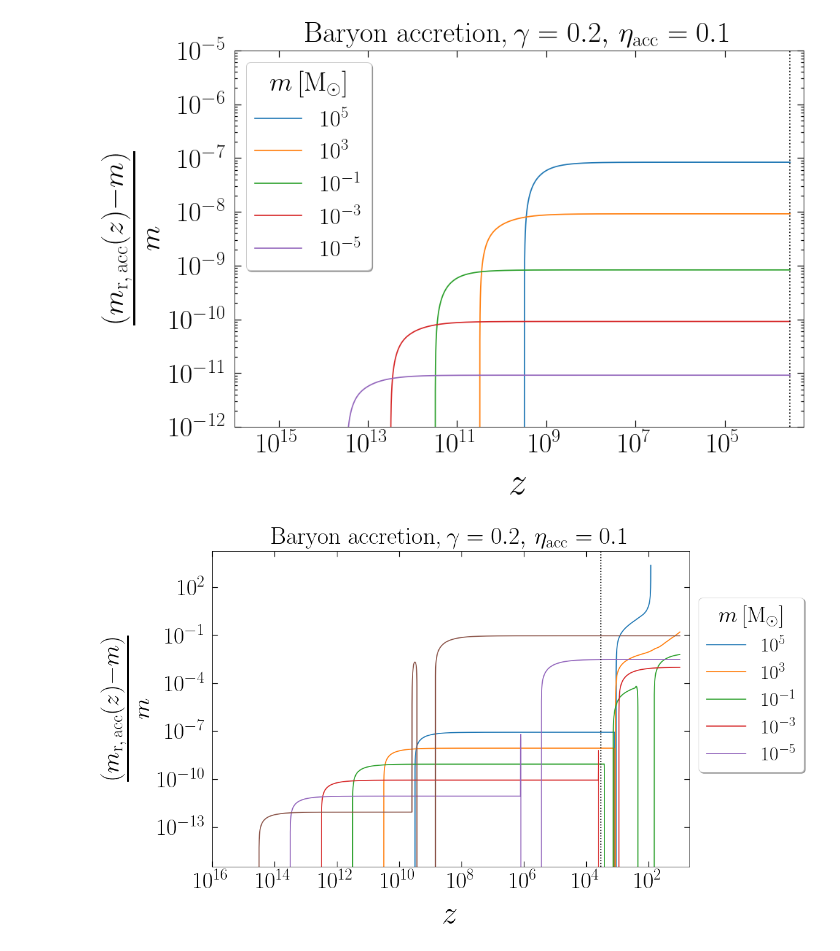
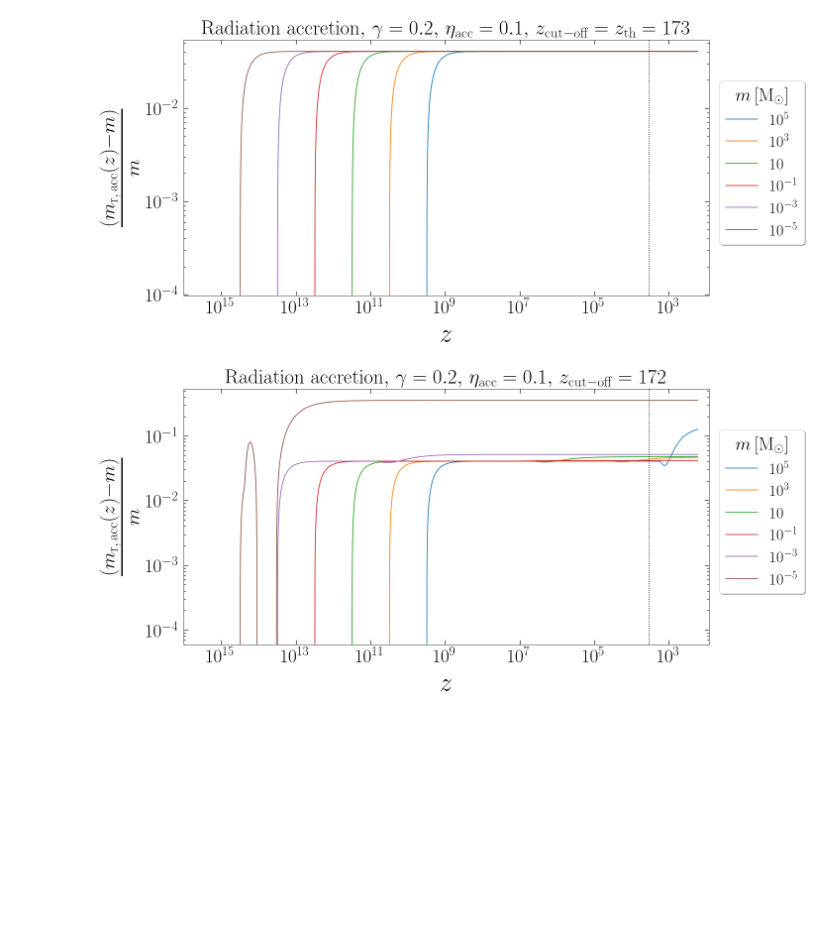
Before and after one commit to pratibhajangra591/project-2, a Jupyter notebook: accretion.ipynb, the cells around one changed output. Drawn from its saved outputs; the diff is of its cells as text; code cells hidden in the pictures; blank space fills up the shorter version.

```diff
--- a/accretion.ipynb
+++ b/accretion.ipynb
@@ -155,55 +144,58 @@ plt.show()
 # %%
-# Baryon accretion in radiation domination to upto z_eq.
+# Radiation accretion in radiation domination to redshift z = z_th = 173.
 
 
 colors = ['C0', 'C1','C2','C3','C4', 'C5']
-fig,ax = plt.subplots(1, figsize = (14, 9.5))
+fig,ax = plt.subplots(1, figsize = (19, 9.5))
 plt.rc('lines', linewidth = 1.7)
 plt.rcParams['font.family'] = 'serif'
 plt.tick_params(axis = 'both', right=True, top=True, which = 'minor', width= 1.2, length = 4, direction = 'in')
 plt.tick_params(axis = 'both', right=True, top=True, which = 'major', width= 1.2, length = 9, direction = 'in')
 
 
 
 for i, (m1, color) in enumerate(zip(m1_arr, colors)):
     γ = 0.2
     z_i = z_pbh(m1,  γ)
     y = m1
-    t = np.geomspace(z_i, z_eq, 10000)
-    sol = solve_ivp(m_bacc, t_span = [t[0], t[-1]], y0 = [y],  t_eval = t)
+    z_cut_off = z_th
+    t = np.geomspace(z_i, z_cut_off, 10000)
+    sol = solve_ivp(m_racc, t_span = [t[0], t[-1]], y0 = [y],  t_eval = t)
     ax.loglog(sol.t, (sol.y[0] - y)/y)
 
 
-plt.axvline(x = z_eq,  color = 'k',  linestyle = ':')
 
 
+
+
+plt.axvline(x = z_eq,  color = 'k',  linestyle = ':')
 ax.tick_params(axis='x', pad = 8.9)
 ax.tick_params(axis='y', pad = 8.9)
 
 
 plt.xticks(fontsize = 38)
 plt.yticks(fontsize = 38)
 plt.xlabel('$z$',fontsize = 52, labelpad = 14)
-plt.ylabel(r'$\frac{(m_\mathrm{r,\, acc}(z) - m)}{m} $',fontsize = 58, labelpad = 14)
-plt.legend(['$10^{5}$', r'$10^{3}$',
+plt.ylabel(r'$\frac{(m_\mathrm{r, \, acc}(z) - m)}{m} $',fontsize = 58, labelpad = 14)
+
+plt.legend(['$10^{5}$', r'$10^{3}$', '$10$',
             '$10^{-1}$', '$10^{-3}$', r'$10^{-5}$'],
-           prop = {'size':32}, loc = 'upper left', shadow = True,
+           prop = {'size':32}, loc = (1.02, 0.2), shadow = True,
            title = '$m\, [\mathrm{M_{\odot}}]$' ,
            title_fontsize = 37, facecolor = 'white', fontsize = 65)
-
-plt.xlim(1e16, 0.5*z_eq)
-plt.ylim(1e-12, 1e-5)
-plt.title(r'Baryon accretion,$\, \gamma = 0.2, \,\eta_\mathrm{acc} = 0.1$', fontsize = 40, pad = 11)
-plt.savefig('bacc_zeq.pdf', bbox_inches = 'tight')
+plt.xlim(1e16, 0.5*z_cut_off)
+#plt.ylim(1e-5, 0.1)
+plt.title(r'Radiation accretion$,\, \gamma = 0.2, \,\eta_\mathrm{acc} = 0.1, \, z_\mathrm{cut-off} = z_\mathrm{th} = 173$', fontsize = 41, pad = 11)
+plt.savefig('racc_z_th.pdf', bbox_inches = 'tight')
 plt.show()
 # %% [output]
-[figure, old version]
+[figure, new version]
 # %%
-# Baryon accretion in radiation domination to redshift z= 10.
+# Radiation accretion in radiation domination to redshift z = 172.
 
 
 colors = ['C0', 'C1','C2','C3','C4', 'C5']
-fig,ax = plt.subplots(1, figsize = (14, 9.5))
+fig,ax = plt.subplots(1, figsize = (19, 9.5))
 plt.rc('lines', linewidth = 1.7)
 plt.rcParams['font.family'] = 'serif'
 plt.tick_params(axis = 'both', right=True, top=True, which = 'minor', width= 1.2, length = 4, direction = 'in')
@@ -215,15 +207,17 @@ for i, (m1, color) in enumerate(zip(m1_arr, colors)):
     γ = 0.2
     z_i = z_pbh(m1,  γ)
     y = m1
-    z_f = 10
-    t = np.geomspace(z_i, z_f, 10000)
-    sol = solve_ivp(m_bacc, t_span = [t[0], t[-1]], y0 = [y],  t_eval = t)
+    z_cut_off = 172
+    t = np.geomspace(z_i, z_cut_off, 10000)
+    sol = solve_ivp(m_racc, t_span = [t[0], t[-1]], y0 = [y],  t_eval = t)
     ax.loglog(sol.t, (sol.y[0] - y)/y)
 
 
-plt.axvline(x = z_eq,  color = 'k',  linestyle = ':')
 
 
+
+
+plt.axvline(x = z_eq,  color = 'k',  linestyle = ':')
 ax.tick_params(axis='x', pad = 8.9)
 ax.tick_params(axis='y', pad = 8.9)
 
@@ -231,17 +225,17 @@ ax.tick_params(axis='y', pad = 8.9)
 plt.xticks(fontsize = 38)
 plt.yticks(fontsize = 38)
 plt.xlabel('$z$',fontsize = 52, labelpad = 14)
-plt.ylabel(r'$\frac{(m_\mathrm{r,\, acc}(z) - m)}{m} $',fontsize = 58, labelpad = 14)
-plt.legend(['$10^{5}$', r'$10^{3}$',
+plt.ylabel(r'$\frac{(m_\mathrm{r, \, acc}(z) - m)}{m} $',fontsize = 58, labelpad = 14)
+
+plt.legend(['$10^{5}$', r'$10^{3}$', '$10$',
             '$10^{-1}$', '$10^{-3}$', r'$10^{-5}$'],
-           prop = {'size':32}, loc = (1.02, 0.3), shadow = True,
+           prop = {'size':32}, loc = (1.02, 0.2), shadow = True,
            title = '$m\, [\mathrm{M_{\odot}}]$' ,
            title_fontsize = 37, facecolor = 'white', fontsize = 65)
-
-plt.xlim(1e16, 0.5*z_f)
-#plt.ylim(1e-12, 1e-5)
-plt.title(r'Baryon accretion,$\, \gamma = 0.2, \,\eta_\mathrm{acc} = 0.1$', fontsize = 40, pad = 11)
-plt.savefig('bacc_z10.pdf', bbox_inches = 'tight')
+plt.xlim(1e16, 0.5*z_cut_off)
+#plt.ylim(1e-5, 0.1)
+plt.title(r'Radiation accretion$,\, \gamma = 0.2, \,\eta_\mathrm{acc} = 0.1, \, z_\mathrm{cut-off} = 172$', fontsize = 41, pad = 11)
+#plt.savefig('racc_z_th.pdf', bbox_inches = 'tight')
 plt.show()
 # %% [output]
-[figure, old version]
+[figure, new version]
```
Also changed, not shown: parts of 6 cells of this notebook.
